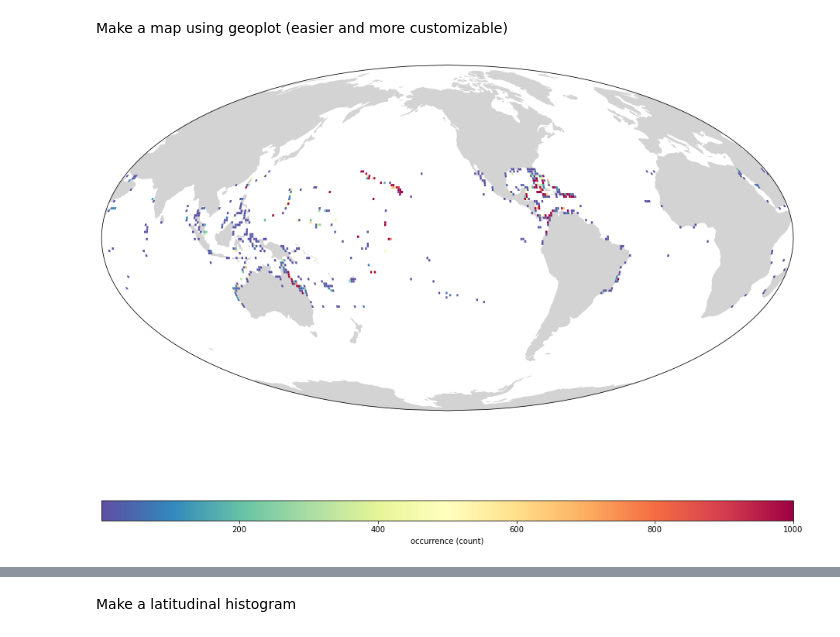
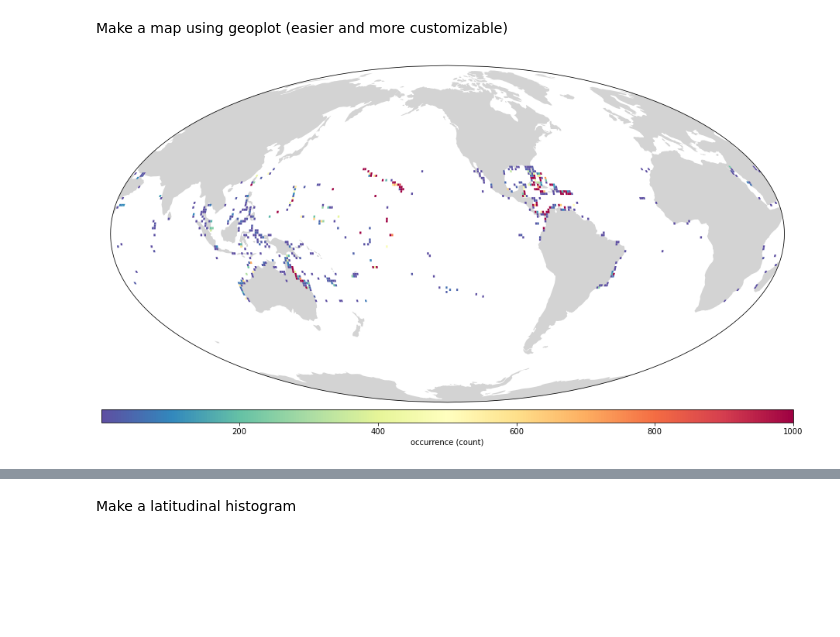
Before and after one commit to MathewBiddle/bio_ice, a Jupyter notebook: create_map_from_OBIS_API.ipynb, the cells around one changed output, grey strips where cells are left out. Cells and saved outputs as stored; diff of their text form; code cells hidden in the pictures; blank space fills up the shorter version.

```diff
--- a/create_map_from_OBIS_API.ipynb
+++ b/create_map_from_OBIS_API.ipynb
@@ -358,7 +355,7 @@ projection=gcrs.Mollweide(central_longitude=-130)
 world = gpd.read_file(gpd.datasets.get_path('naturalearth_lowres'))
 #world = world.dissolve()
 
-fig, ax = plt.subplots(figsize=(16,12), facecolor=None, subplot_kw={'projection':projection})
+fig, ax = plt.subplots(figsize=(16,8), facecolor=None, subplot_kw={'projection':projection})
 
 geoplot.polyplot(
     world.dissolve(),
@@ -373,32 +370,32 @@ cax = fig.add_axes([0.125, 0.08, 0.775, 0.03])
 
 cell = cell[~cell['n_occur'].isna()] # drop all NaN cells - makes plotting quicker.
 
 geoplot.choropleth(cell,
                    hue='n_occur',
                    edgecolor=None,
                    projection=projection,
                    ax=ax,
                    cmap='Spectral_r',
                    legend=True,
                    legend_kwargs={'orientation': 'horizontal',
                                   'cax':cax,
                                   'label':"occurrence (count)",
                                  },
                    norm=norm,
                   )
 
 ax.set_global();
 # extents = world.loc[world['continent']=='North America'].total_bounds
 # extents[1] = -30
 # extents[3] = 12
 
-#ax.set_extent(extents)#,crs=projection)
+#ax.set_extent(extents),crs=geoplot.crs)
 
 ax.outline_patch.set_visible(True)
 
 # import matplotlib.ticker as mticker
 
 # gl = ax.gridlines(draw_labels=True)
 # gl.ylocator = mticker.FixedLocator(range(-30,31,10))
 # %% [output]
-[figure, old version]
+[figure, new version]
```
Also changed, not shown: parts of 5 cells of this notebook, 2 other files.
